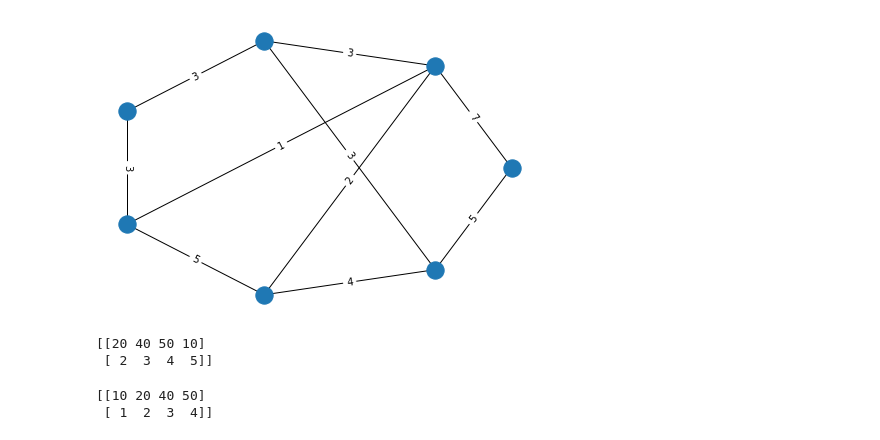
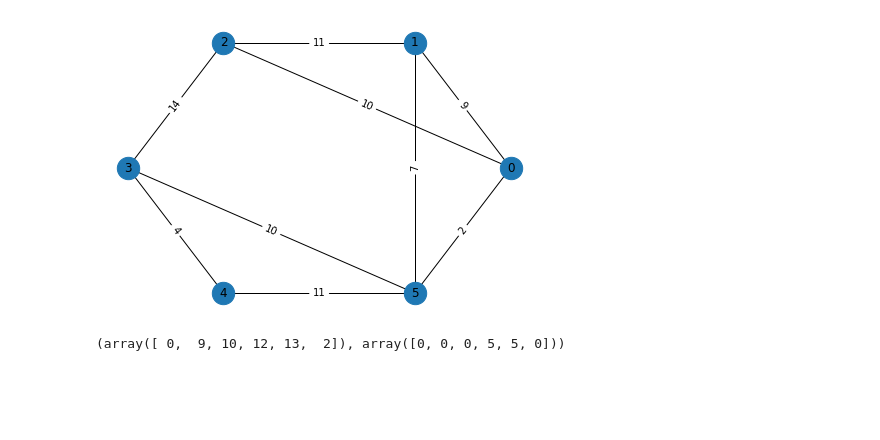
Before and after one commit to nivuckovic/matematicki-softver-esej1, a Jupyter notebook: BFS.ipynb, the cells around one changed output. Drawn from its saved outputs; the diff is of its cells as text; code cells hidden in the pictures; blank space fills up the shorter version.

Commit message:
Implementirat Dijkstra algoritam

```diff
--- a/BFS.ipynb
+++ b/BFS.ipynb
@@ -212,8 +224,8 @@ def DFS(G, pocetni_cvor, ciljni_cvor):
             red = pd.Series([str(sorted(G[trenutni_cvor])), str(trenutni_cvor), str(s), str(put_obilaska_stabla)], index=df.columns)
             df = df.append(red, ignore_index=True)
 # %%
-broj_cvorova = 7
-pocetni_cvor = 2
-ciljni_cvor = 5
+broj_cvorova = 6
+pocetni_cvor = 1
+ciljni_cvor = 4
 # %%
 # s ovim generiram random povezan graf
@@ -325,19 +324,18 @@ ispisi_output()
 # %%
 #weights = [ np.random.randint(1,10) for i in range(len(G.edges))]
 
-G = nx.generators.random_graphs.newman_watts_strogatz_graph(broj_cvorova, 3, 0.6, np.random.randint(1000))
+H = nx.generators.random_graphs.newman_watts_strogatz_graph(broj_cvorova, 2, 0.4, np.random.randint(10000))
 
-for (u, v, w) in G.edges(data=True):
-    w['weight'] = np.random.randint(1, 10)
+for (u, v, w) in H.edges(data=True):
+    w['weight'] = np.random.randint(1, 15)
 
-pos = nx.shell_layout(G)
-nx.draw(G, pos, node_size=300, with_labels=False)
-#nx.set_edge_attributes(G, weights, 'tezina')
+pos_H = nx.shell_layout(H)
+nx.draw(H, pos_H, node_size=500, with_labels=True)
 
-weights = nx.get_edge_attributes(G,'weight')
-nx.draw_networkx_edge_labels(G,pos, edge_labels=weights);
+weights = nx.get_edge_attributes(H,'weight')
+nx.draw_networkx_edge_labels(H, pos_H, edge_labels=weights);
 # %% [output]
-[figure, old version]
+[figure, new version]
 # %%
 # 1  function Dijkstra(Graph, source):
 # 2      dist[source] ← 0                           // Initialization
@@ -370,30 +368,47 @@ def Dijkstra(G, pocetni_cvor):
     roditelj_cvora = np.zeros(len(G), dtype=int)
 
     q = PriorityQueue()
+    q.push((pocetni_cvor, 0))
+
+    weights = nx.get_edge_attributes(H,'weight')
 
     for cvor in G.nodes:
         if cvor != pocetni_cvor:
-            # provjeri jos jel ovo okej
-            udaljenosti[cvor] = float('inf')
+            # promjeni ovo kasnije
+            udaljenosti[cvor] = 99999
             roditelj_cvora[cvor] = -1
 
+            q.push((cvor, udaljenosti[cvor]))
 
-q = PriorityQueue()
+    while q.empty() == False:
+        trenutni_cvor, value = q.pop()
 
-q.push((20, 2))
-q.push((40, 3))
-q.push((50, 4))
-q.push((10, 5))
+        for susjedni_cvor in sorted(H[trenutni_cvor]):
 
-display(q)
+            u = min(trenutni_cvor, susjedni_cvor)
+            v = max(trenutni_cvor, susjedni_cvor)
 
-q.set(10, 1)
+            nova_udaljenost = udaljenosti[trenutni_cvor] + weights[u, v]
+            if nova_udaljenost < udaljenosti[susjedni_cvor]:
 
-display(q)
+                udaljenosti[susjedni_cvor] = nova_udaljenost
+                roditelj_cvora[susjedni_cvor] = trenutni_cvor
 
-# arr2D[arr2D[:,columnIndex].argsort()]
+                q.set(susjedni_cvor, nova_udaljenost)
+
+    return udaljenosti, roditelj_cvora
-# %% [output]
-[[20 40 50 10]
- [ 2  3  4  5]]
-[[10 20 40 50]
- [ 1  2  3  4]]
+# %%
+q = PriorityQueue()
+
+q.push((20, 2))
+q.push((40, 3))
+q.push((50, 4))
+q.push((10, 5))
+
+x, y = q.pop()
+
+q.set(10, 1)
+
+Dijkstra(G, 0)
+# %% [output]
+(array([ 0,  9, 10, 12, 13,  2]), array([0, 0, 0, 5, 5, 0]))
```
Also changed, not shown: parts of 6 cells of this notebook.
